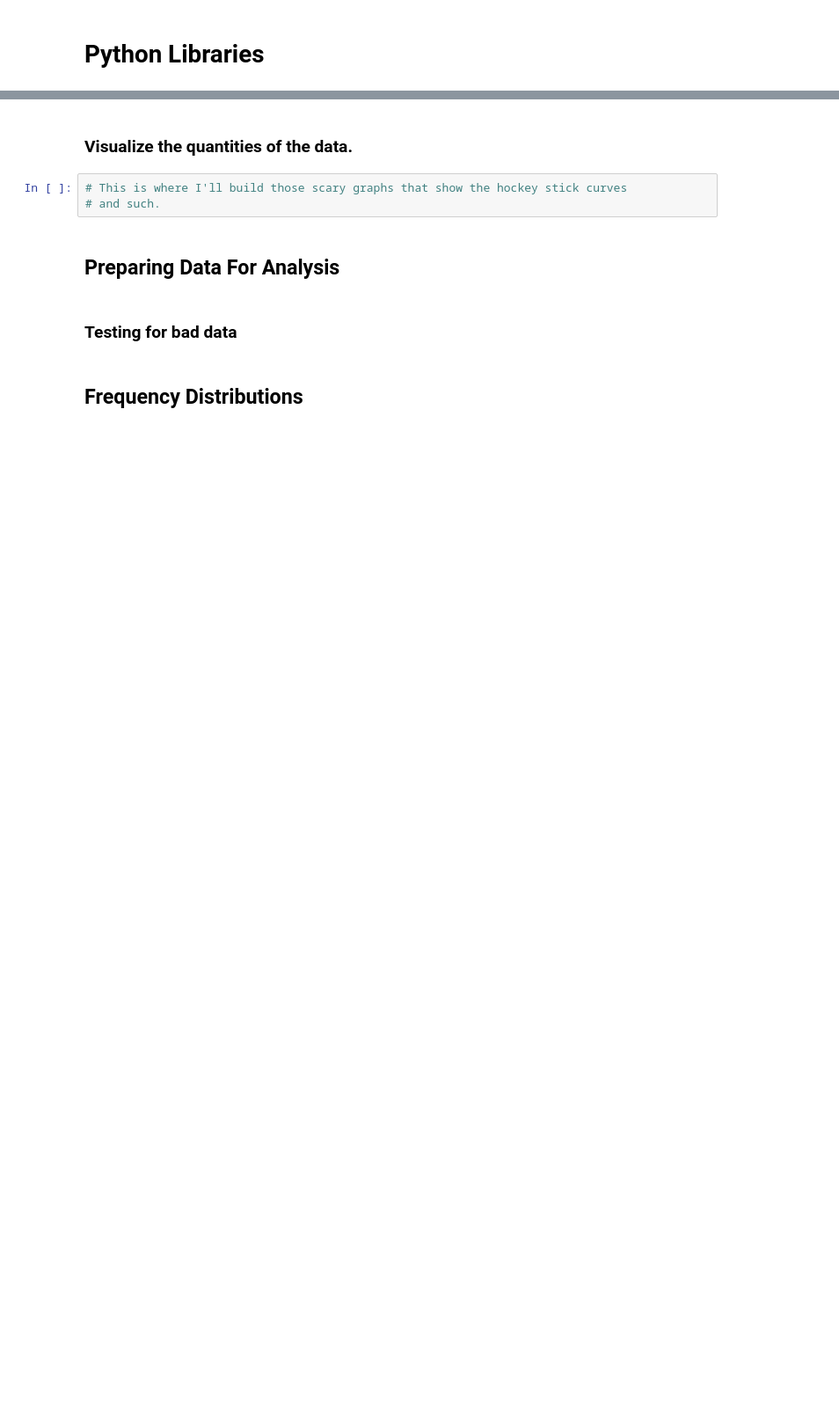
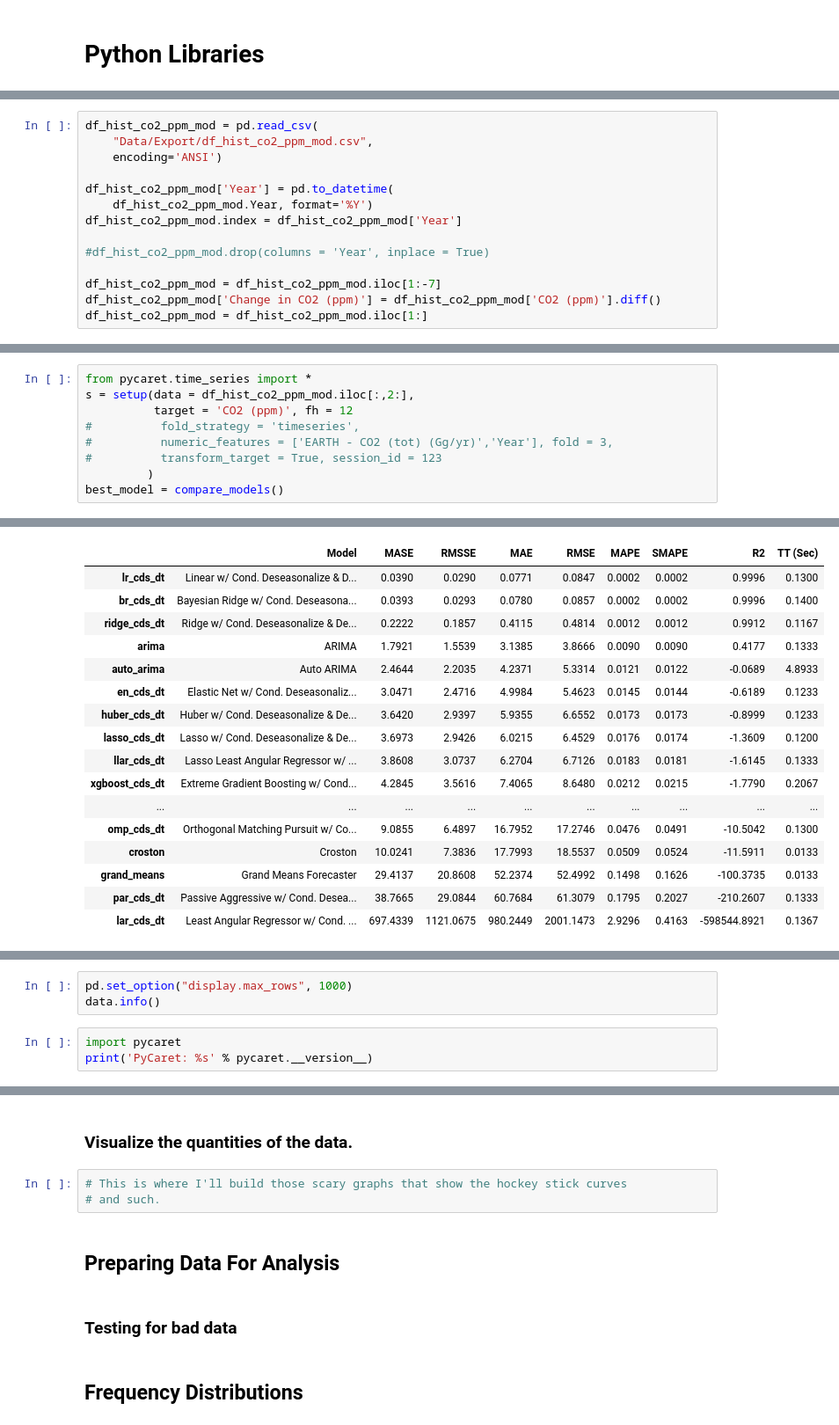
Before and after one commit to FunkyTable/Energy_Production_Time_Series_Projection, a Jupyter notebook: student.ipynb, the cells around one changed output, grey strips where cells are left out. Shown at 88% size. Cells and saved outputs as stored; diff of their text form; blank space fills up the shorter version.

```diff
--- a/student.ipynb
+++ b/student.ipynb
@@ -1542,0 +201,14 @@ Because I don't have corresponding information in other datasets, I had to leave
+# %%
+df_hist_co2_ppm_mod = pd.read_csv(
+    "Data/Export/df_hist_co2_ppm_mod.csv",
+    encoding='ANSI')
+
+df_hist_co2_ppm_mod['Year'] = pd.to_datetime(
+    df_hist_co2_ppm_mod.Year, format='%Y')
+df_hist_co2_ppm_mod.index = df_hist_co2_ppm_mod['Year']
+
+#df_hist_co2_ppm_mod.drop(columns = 'Year', inplace = True)
+
+df_hist_co2_ppm_mod = df_hist_co2_ppm_mod.iloc[1:-7]
+df_hist_co2_ppm_mod['Change in CO2 (ppm)'] = df_hist_co2_ppm_mod['CO2 (ppm)'].diff()
+df_hist_co2_ppm_mod = df_hist_co2_ppm_mod.iloc[1:]
@@ -1542,0 +592,10 @@ Because I don't have corresponding information in other datasets, I had to leave
+# %%
+from pycaret.time_series import *
+s = setup(data = df_hist_co2_ppm_mod.iloc[:,2:],
+          target = 'CO2 (ppm)', fh = 12
+#          fold_strategy = 'timeseries',
+#          numeric_features = ['EARTH - CO2 (tot) (Gg/yr)','Year'], fold = 3,
+#          transform_target = True, session_id = 123
+         )
+best_model = compare_models()
+# %% [output]
@@ -1542,0 +620,17 @@ Because I don't have corresponding information in other datasets, I had to leave
+|  | Model | MASE | RMSSE | MAE | RMSE | MAPE | SMAPE | R2 | TT (Sec) |
+| lr_cds_dt | Linear w/ Cond. Deseasonalize & D... | 0.0390 | 0.0290 | 0.0771 | 0.0847 | 0.0002 | 0.0002 | 0.9996 | 0.1300 |
+| br_cds_dt | Bayesian Ridge w/ Cond. Deseasona... | 0.0393 | 0.0293 | 0.0780 | 0.0857 | 0.0002 | 0.0002 | 0.9996 | 0.1400 |
+| ridge_cds_dt | Ridge w/ Cond. Deseasonalize & De... | 0.2222 | 0.1857 | 0.4115 | 0.4814 | 0.0012 | 0.0012 | 0.9912 | 0.1167 |
+| arima | ARIMA | 1.7921 | 1.5539 | 3.1385 | 3.8666 | 0.0090 | 0.0090 | 0.4177 | 0.1333 |
+| auto_arima | Auto ARIMA | 2.4644 | 2.2035 | 4.2371 | 5.3314 | 0.0121 | 0.0122 | -0.0689 | 4.8933 |
+| en_cds_dt | Elastic Net w/ Cond. Deseasonaliz... | 3.0471 | 2.4716 | 4.9984 | 5.4623 | 0.0145 | 0.0144 | -0.6189 | 0.1233 |
+| huber_cds_dt | Huber w/ Cond. Deseasonalize & De... | 3.6420 | 2.9397 | 5.9355 | 6.6552 | 0.0173 | 0.0173 | -0.8999 | 0.1233 |
+| lasso_cds_dt | Lasso w/ Cond. Deseasonalize & De... | 3.6973 | 2.9426 | 6.0215 | 6.4529 | 0.0176 | 0.0174 | -1.3609 | 0.1200 |
+| llar_cds_dt | Lasso Least Angular Regressor w/ ... | 3.8608 | 3.0737 | 6.2704 | 6.7126 | 0.0183 | 0.0181 | -1.6145 | 0.1333 |
+| xgboost_cds_dt | Extreme Gradient Boosting w/ Cond... | 4.2845 | 3.5616 | 7.4065 | 8.6480 | 0.0212 | 0.0215 | -1.7790 | 0.2067 |
+| ... | ... | ... | ... | ... | ... | ... | ... | ... | ... |
+| omp_cds_dt | Orthogonal Matching Pursuit w/ Co... | 9.0855 | 6.4897 | 16.7952 | 17.2746 | 0.0476 | 0.0491 | -10.5042 | 0.1300 |
+| croston | Croston | 10.0241 | 7.3836 | 17.7993 | 18.5537 | 0.0509 | 0.0524 | -11.5911 | 0.0133 |
+| grand_means | Grand Means Forecaster | 29.4137 | 20.8608 | 52.2374 | 52.4992 | 0.1498 | 0.1626 | -100.3735 | 0.0133 |
+| par_cds_dt | Passive Aggressive w/ Cond. Desea... | 38.7665 | 29.0844 | 60.7684 | 61.3079 | 0.1795 | 0.2027 | -210.2607 | 0.1333 |
+| lar_cds_dt | Least Angular Regressor w/ Cond. ... | 697.4339 | 1121.0675 | 980.2449 | 2001.1473 | 2.9296 | 0.4163 | -598544.8921 | 0.1367 |
@@ -1542,0 +638,6 @@ Because I don't have corresponding information in other datasets, I had to leave
+# %%
+pd.set_option("display.max_rows", 1000)
+data.info()
+# %%
+import pycaret
+print('PyCaret: %s' % pycaret.__version__)
```
Also changed, not shown: parts of 146 cells of this notebook.
